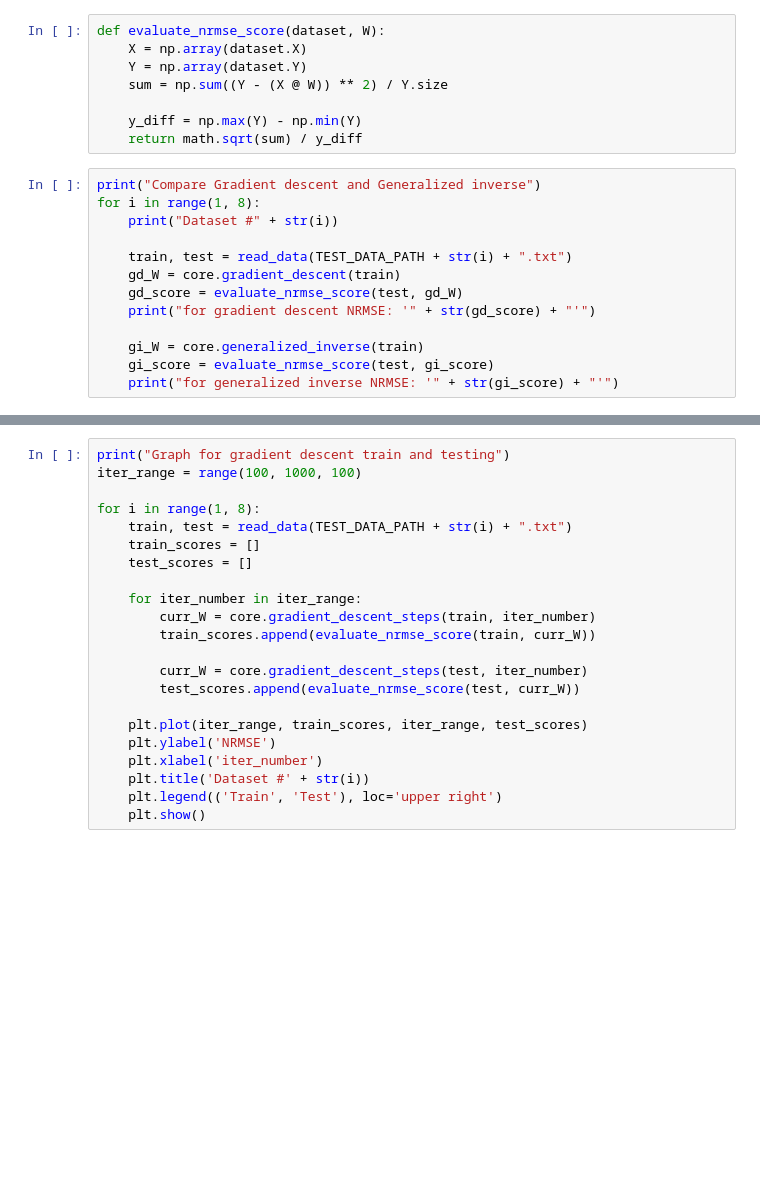
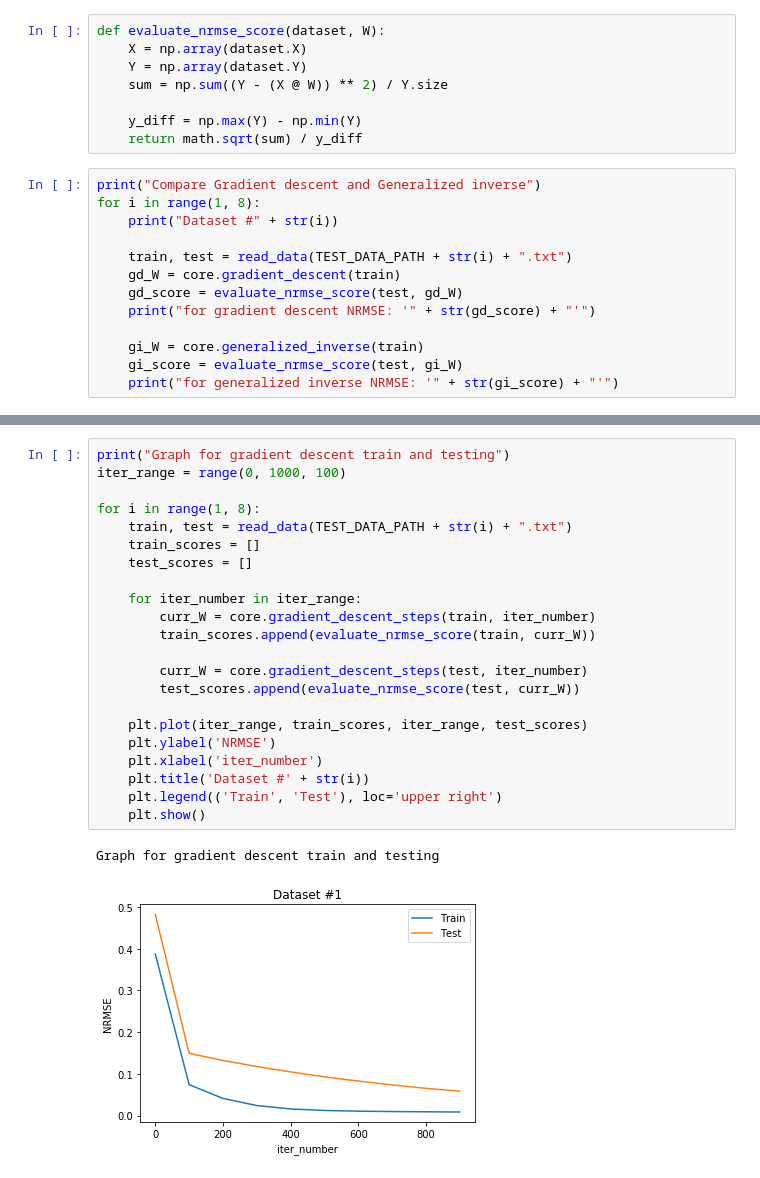
Before and after one commit to SerTelnov/machine-learning, a Jupyter notebook: labs/linear/main.ipynb, the cells around one changed output, grey strips where cells are left out. Saved outputs shown, nothing was run; the diff lists cells and outputs as text; blank space fills up the shorter version.

```diff
--- a/labs/linear/main.ipynb
+++ b/labs/linear/main.ipynb
@@ -27,7 +27,7 @@ for i in range(1, 8):
     print("for gradient descent NRMSE: '" + str(gd_score) + "'")
 
     gi_W = core.generalized_inverse(train)
-    gi_score = evaluate_nrmse_score(test, gi_score)
+    gi_score = evaluate_nrmse_score(test, gi_W)
     print("for generalized inverse NRMSE: '" + str(gi_score) + "'")
 # %% [output]
 Compare Gradient descent and Generalized inverse
@@ -36,22 +50,25 @@ KeyboardInterrupt:
 # %%
 print("Graph for gradient descent train and testing")
-iter_range = range(100, 1000, 100)
+iter_range = range(0, 1000, 100)
 
 for i in range(1, 8):
     train, test = read_data(TEST_DATA_PATH + str(i) + ".txt")
     train_scores = []
     test_scores = []
 
     for iter_number in iter_range:
         curr_W = core.gradient_descent_steps(train, iter_number)
         train_scores.append(evaluate_nrmse_score(train, curr_W))
 
         curr_W = core.gradient_descent_steps(test, iter_number)
         test_scores.append(evaluate_nrmse_score(test, curr_W))
 
     plt.plot(iter_range, train_scores, iter_range, test_scores)
     plt.ylabel('NRMSE')
     plt.xlabel('iter_number')
     plt.title('Dataset #' + str(i))
     plt.legend(('Train', 'Test'), loc='upper right')
     plt.show()
+# %% [output]
+Graph for gradient descent train and testing
+[figure, added]
```
Also changed, not shown: parts of 2 cells of this notebook, 2 other files.
